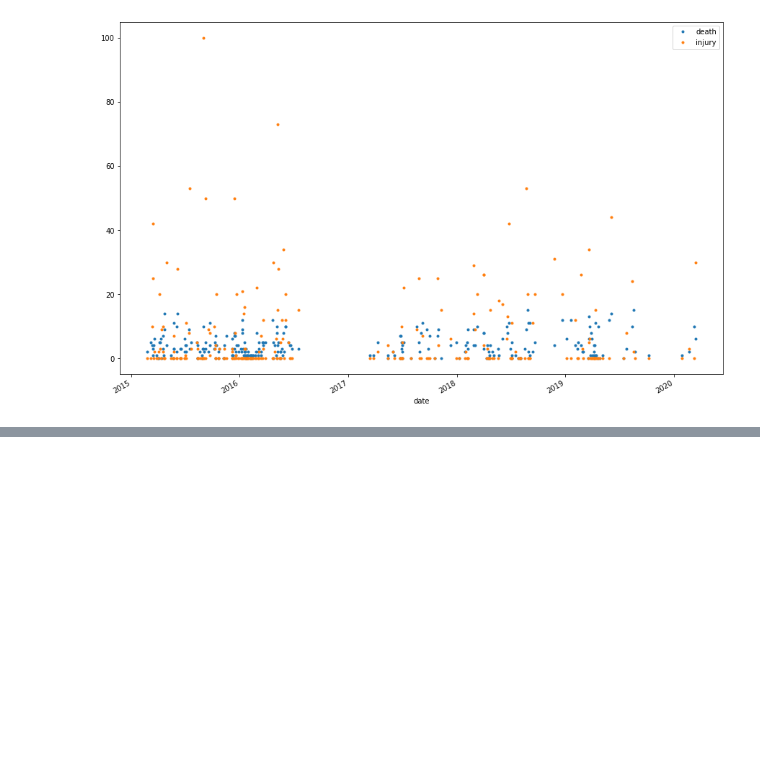
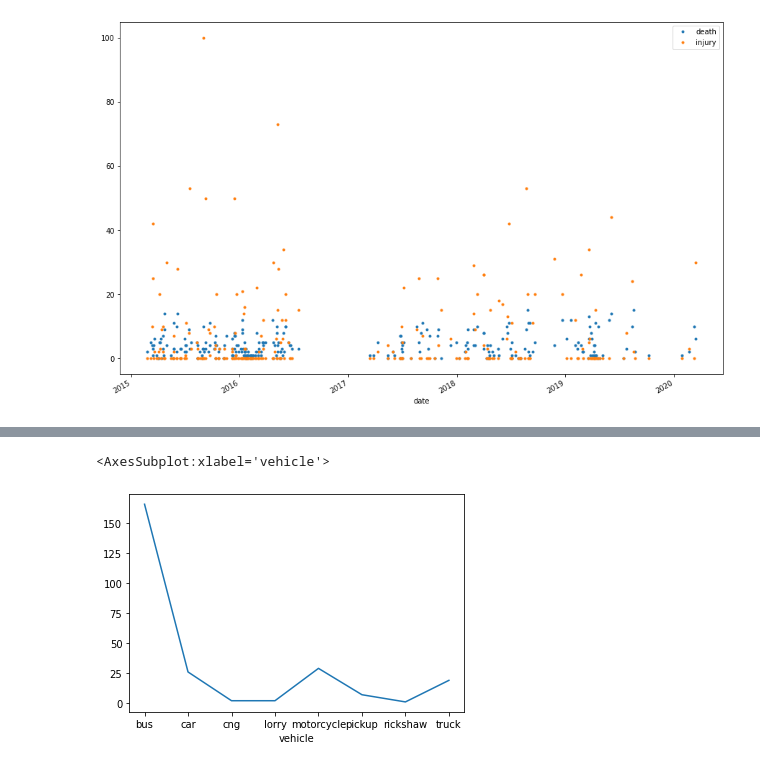
Before and after one commit to mrshoikot/accident-survey-nlp, a Jupyter notebook: plots.ipynb, the cells around one changed output, grey strips where cells are left out. Saved outputs shown, nothing was run; the diff lists cells and outputs as text; code cells hidden in the pictures; blank space fills up the shorter version.

```diff
--- a/plots.ipynb
+++ b/plots.ipynb
@@ -73,0 +80,6 @@ df.plot(x='date', y=["death", 'injury'], figsize=(15,10), style=".")
+# %%
+CountGroup = df.groupby('vehicle').size()
+CountGroup.plot()
+# %% [output]
+<AxesSubplot:xlabel='vehicle'>
+[figure, added]
```
Also changed, not shown: parts of 2 cells of this notebook.
